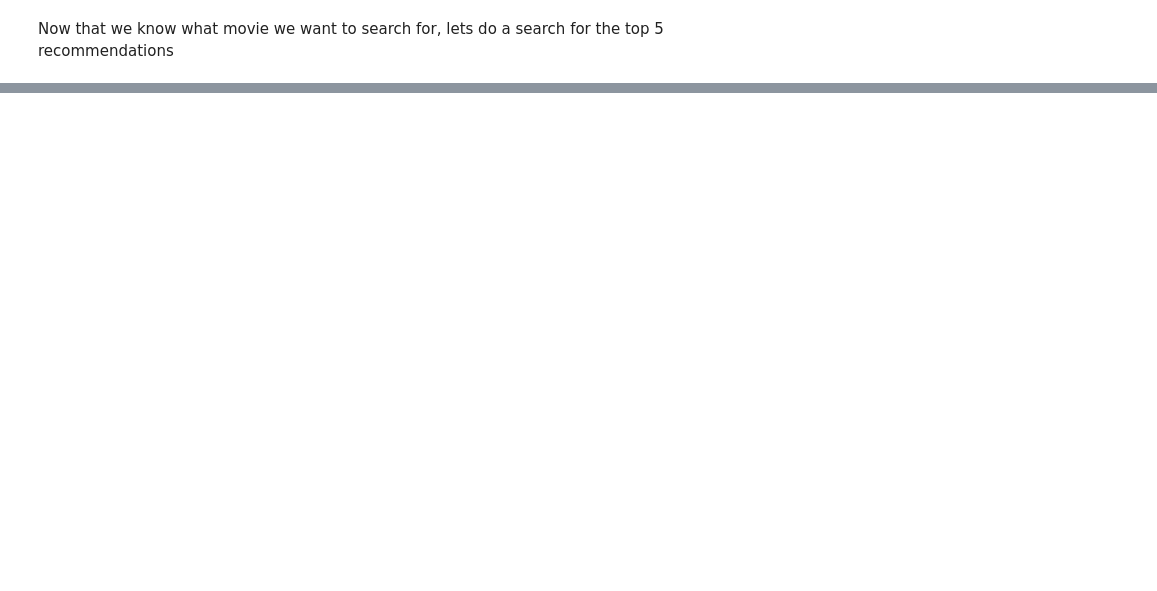
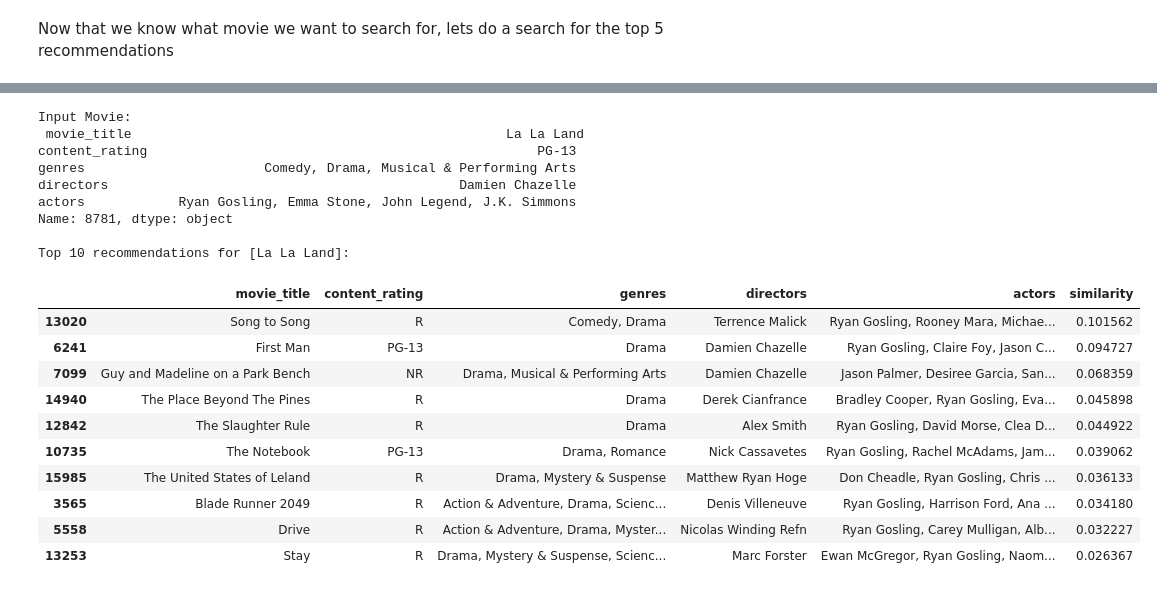
Before and after one commit to LaertXh/LLM-Project, a Jupyter notebook: CIS9665_FinalProject.ipynb, the cells around one changed output, grey strips where cells are left out. Saved outputs shown, nothing was run; the diff lists cells and outputs as text; code cells hidden in the pictures; blank space fills up the shorter version.

```diff
--- a/CIS9665_FinalProject.ipynb
+++ b/CIS9665_FinalProject.ipynb
@@ -498,0 +526,24 @@ test_shingles
+# %%
+recommendations = recommend_movies(idx=8781)
+recommendations
+# %% [output]
+Input Movie:
+ movie_title                                                La La Land
+content_rating                                                  PG-13
+genres                       Comedy, Drama, Musical & Performing Arts
+directors                                             Damien Chazelle
+actors            Ryan Gosling, Emma Stone, John Legend, J.K. Simmons
+Name: 8781, dtype: object
+
+Top 10 recommendations for [La La Land]:
+|  | movie_title | content_rating | genres | directors | actors | similarity |
+| 13020 | Song to Song | R | Comedy, Drama | Terrence Malick | Ryan Gosling, Rooney Mara, Michae... | 0.101562 |
+| 6241 | First Man | PG-13 | Drama | Damien Chazelle | Ryan Gosling, Claire Foy, Jason C... | 0.094727 |
+| 7099 | Guy and Madeline on a Park Bench | NR | Drama, Musical & Performing Arts | Damien Chazelle | Jason Palmer, Desiree Garcia, San... | 0.068359 |
+| 14940 | The Place Beyond The Pines | R | Drama | Derek Cianfrance | Bradley Cooper, Ryan Gosling, Eva... | 0.045898 |
+| 12842 | The Slaughter Rule | R | Drama | Alex Smith | Ryan Gosling, David Morse, Clea D... | 0.044922 |
+| 10735 | The Notebook | PG-13 | Drama, Romance | Nick Cassavetes | Ryan Gosling, Rachel McAdams, Jam... | 0.039062 |
+| 15985 | The United States of Leland | R | Drama, Mystery & Suspense | Matthew Ryan Hoge | Don Cheadle, Ryan Gosling, Chris ... | 0.036133 |
+| 3565 | Blade Runner 2049 | R | Action & Adventure, Drama, Scienc... | Denis Villeneuve | Ryan Gosling, Harrison Ford, Ana ... | 0.034180 |
+| 5558 | Drive | R | Action & Adventure, Drama, Myster... | Nicolas Winding Refn | Ryan Gosling, Carey Mulligan, Alb... | 0.032227 |
+| 13253 | Stay | R | Drama, Mystery & Suspense, Scienc... | Marc Forster | Ewan McGregor, Ryan Gosling, Naom... | 0.026367 |
```
Also changed, not shown: parts of 44 cells of this notebook.
